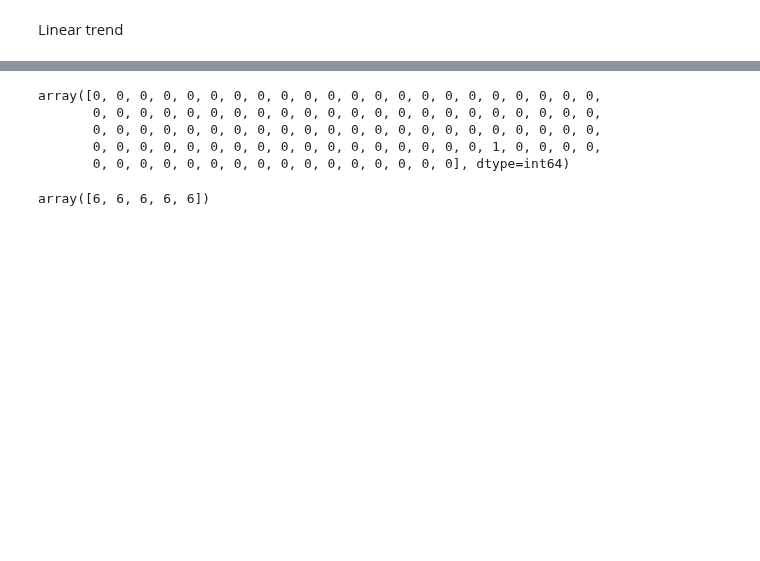
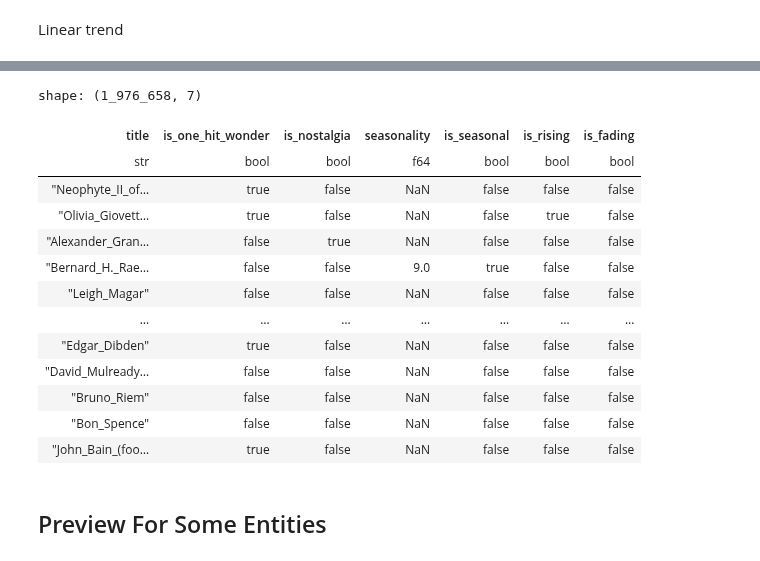
Before and after one commit to MNetanel/wikipedia-people-page-views-patterns, a Jupyter notebook: notebooks/03_sequences_analysis.ipynb, the cells around one changed output, grey strips where cells are left out. Saved outputs shown, nothing was run; the diff lists cells and outputs as text; code cells hidden in the pictures; blank space fills up the shorter version.

```diff
--- a/notebooks/03_sequences_analysis.ipynb
+++ b/notebooks/03_sequences_analysis.ipynb
@@ -189,2 +188,15 @@ print(nlags)
+# %%
+def _find_seasonality(x, d):
+    lower_bounds = acf(np.diff(x), qstat=True, missing='drop', alpha=.05)[1][d + 1:, 0]
+    if lower_bounds.max() < 0:
+        return None
+    most_significant = (np.argsort(-lower_bounds) + d + 1)[0]
+    return most_significant
+
+def find_seasonality_2d(X, d):
+    return np.apply_along_axis(_find_seasonality, d=d, arr=X, axis=1).reshape(-1, 1).astype(float)
+
+def is_seasonal(seasonality: np.ndarray):
+    return seasonality.astype(bool)
 # %% [markdown]
 Linear trend
@@ -315,2 +202,0 @@ from numpy.polynomial import Polynomial
-# %%
-np.polyfit(np.arange(len(X_sax)), X_sax, deg=1).shape
@@ -345,12 +202,0 @@ Error:
-# %%
-X_sax[57999]
-# %% [output]
-array([0, 0, 0, 0, 0, 0, 0, 0, 0, 0, 0, 0, 0, 0, 0, 0, 0, 0, 0, 0, 0, 0,
-       0, 0, 0, 0, 0, 0, 0, 0, 0, 0, 0, 0, 0, 0, 0, 0, 0, 0, 0, 0, 0, 0,
-       0, 0, 0, 0, 0, 0, 0, 0, 0, 0, 0, 0, 0, 0, 0, 0, 0, 0, 0, 0, 0, 0,
-       0, 0, 0, 0, 0, 0, 0, 0, 0, 0, 0, 0, 0, 0, 0, 0, 0, 1, 0, 0, 0, 0,
-       0, 0, 0, 0, 0, 0, 0, 0, 0, 0, 0, 0, 0, 0, 0, 0], dtype=int64)
-# %%
-np.apply_along_axis(len, 1, axs)
-# %% [output]
-array([6, 6, 6, 6, 6])
@@ -356,0 +236,43 @@ array([6, 6, 6, 6, 6])
+# %%
+def get_patterns(views_df: pl.DataFrame, d: int):
+    sax_transformer = SymbolicAggregateApproximation(n_bins=2, alphabet='ordinal', strategy='uniform')
+
+    X = views_df.drop('title').fill_null(0).to_numpy()
+    X_sax = sax_transformer.transform(X)
+
+    one_hit_wonder = is_one_hit_wonder(X_sax, d)
+    nostalgia = is_nostalgia(X_sax, d)
+    seasonality = find_seasonality_2d(X, d)
+    seasonal = is_seasonal(seasonality)
+    slopes, intercepts, r2s, pvs = regression_per_row(X)
+    rising = is_rising(slopes, pvs)
+    fading = is_fading(slopes, pvs)
+
+    return pl.DataFrame([
+        views_df['title'],
+        pl.Series('is_one_hit_wonder', one_hit_wonder.ravel()),
+        pl.Series('is_nostalgia', nostalgia.ravel()),
+        pl.Series('seasonality', seasonality.ravel()),
+        pl.Series('is_seasonal', seasonal.ravel()),
+        pl.Series('is_rising', rising.ravel()),
+        pl.Series('is_fading', fading.ravel()),
+    ])
+
+patterns_df = get_patterns(views_df, d=3)
+# %%
+patterns_df
+# %% [output]
+shape: (1_976_658, 7)
+| title | is_one_hit_wonder | is_nostalgia | seasonality | is_seasonal | is_rising | is_fading |
+| str | bool | bool | f64 | bool | bool | bool |
+| "Neophyte_II_of… | true | false | NaN | false | false | false |
+| "Olivia_Giovett… | true | false | NaN | false | true | false |
+| "Alexander_Gran… | false | true | NaN | false | false | false |
+| "Bernard_H._Rae… | false | false | 9.0 | true | false | false |
+| "Leigh_Magar" | false | false | NaN | false | false | false |
+| … | … | … | … | … | … | … |
+| "Edgar_Dibden" | true | false | NaN | false | false | false |
+| "David_Mulready… | false | false | NaN | false | false | false |
+| "Bruno_Riem" | false | false | NaN | false | false | false |
+| "Bon_Spence" | false | false | NaN | false | false | false |
+| "John_Bain_(foo… | true | false | NaN | false | false | false |
@@ -357 +287,3 @@ array([6, 6, 6, 6, 6])
+# %% [markdown]
+## Preview For Some Entities
 # %%
```
Also changed, not shown: parts of 44 cells of this notebook, 3 other files.
